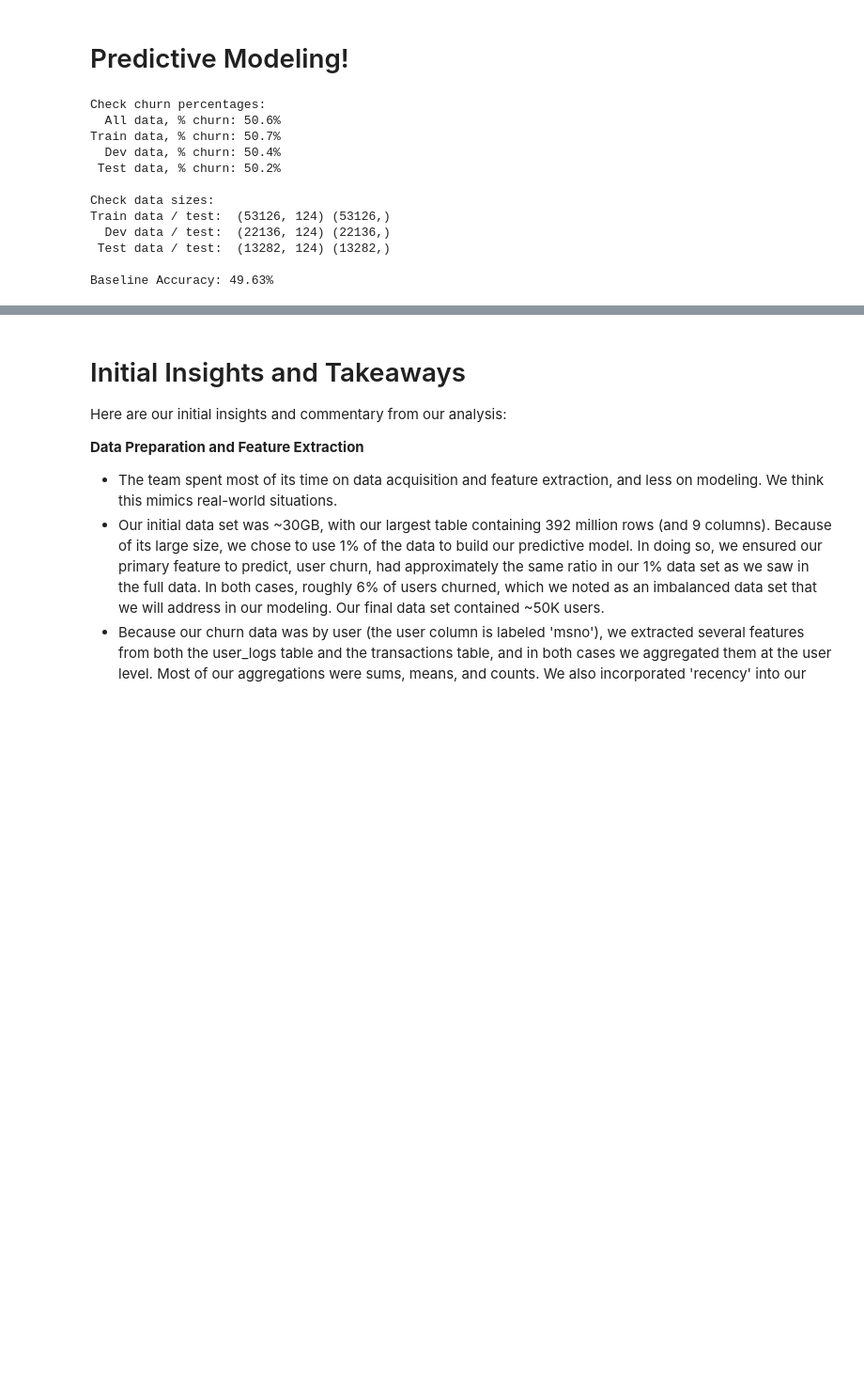
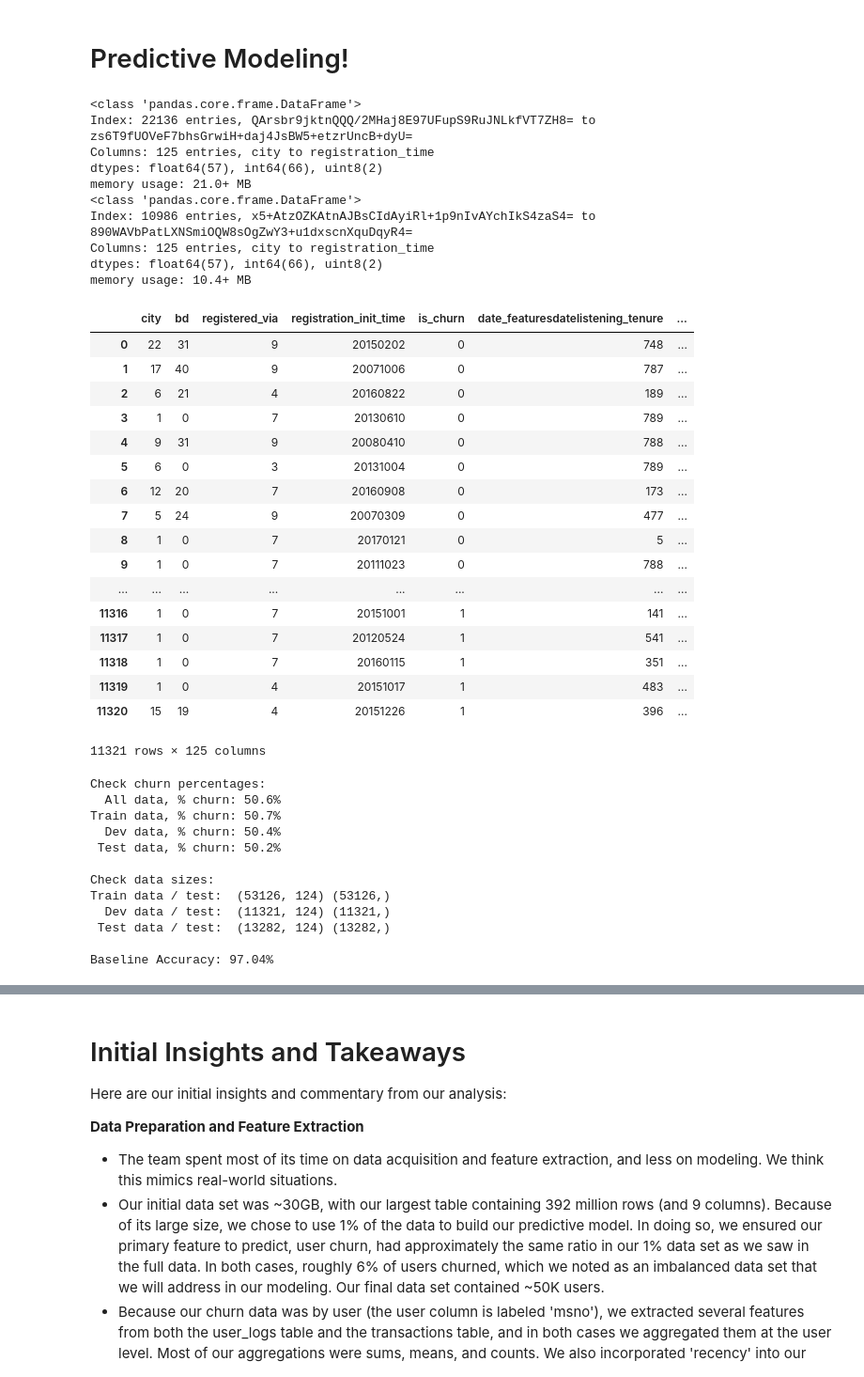
Before and after one commit to ajolson89/W207Fall2018Final, a Jupyter notebook: W207_FinalProj_02MLModels_BaselineSub_KennedyKhannaOlson.ipynb, the cells around one changed output, grey strips where cells are left out. Shown at 94% size. Saved outputs shown, nothing was run; the diff lists cells and outputs as text; code cells hidden in the pictures; blank space fills up the shorter version.

```diff
--- a/W207_FinalProj_02MLModels_BaselineSub_KennedyKhannaOlson.ipynb
+++ b/W207_FinalProj_02MLModels_BaselineSub_KennedyKhannaOlson.ipynb
@@ -178,6 +178,41 @@ plt.show
 This statistic shows that there is a high level of churn recently for users who are using a trial subscription, or who a very short duration subscription. From a business perspective this is concerning, because it means that a very high level of churn is occuring, and the problem needs to be solved to reduce churn levels back. The sharp spike may have been when the company started offering 30 days subscriptions or some other factor that has caused increased churn for customers with less than 30 day subscriptionps.
 # %% [markdown]
 # Predictive Modeling!
+# %%
+dev.info()
+dev[dev.is_churn==0].info()
+dev_sub
+dev2
+########### YOU LEFT OFF HERE, JUST HAVING FIGURED OUT HOW TO GET DEV2 INTO A FRAME ###########
+# %% [output]
+<class 'pandas.core.frame.DataFrame'>
+Index: 22136 entries, QArsbr9jktnQQQ/2MHaj8E97UFupS9RuJNLkfVT7ZH8= to zs6T9fUOVeF7bhsGrwiH+daj4JsBW5+etzrUncB+dyU=
+Columns: 125 entries, city to registration_time
+dtypes: float64(57), int64(66), uint8(2)
+memory usage: 21.0+ MB
+<class 'pandas.core.frame.DataFrame'>
+Index: 10986 entries, x5+AtzOZKAtnAJBsCIdAyiRl+1p9nIvAYchIkS4zaS4= to 890WAVbPatLXNSmiOQW8sOgZwY3+u1dxscnXquDqyR4=
+Columns: 125 entries, city to registration_time
+dtypes: float64(57), int64(66), uint8(2)
+memory usage: 10.4+ MB
+|  | city | bd | registered_via | registration_init_time | is_churn | date_featuresdatelistening_tenure | ... |
+| 0 | 22 | 31 | 9 | 20150202 | 0 | 748 | ... |
+| 1 | 17 | 40 | 9 | 20071006 | 0 | 787 | ... |
+| 2 | 6 | 21 | 4 | 20160822 | 0 | 189 | ... |
+| 3 | 1 | 0 | 7 | 20130610 | 0 | 789 | ... |
+| 4 | 9 | 31 | 9 | 20080410 | 0 | 788 | ... |
+| 5 | 6 | 0 | 3 | 20131004 | 0 | 789 | ... |
+| 6 | 12 | 20 | 7 | 20160908 | 0 | 173 | ... |
+| 7 | 5 | 24 | 9 | 20070309 | 0 | 477 | ... |
+| 8 | 1 | 0 | 7 | 20170121 | 0 | 5 | ... |
+| 9 | 1 | 0 | 7 | 20111023 | 0 | 788 | ... |
+| ... | ... | ... | ... | ... | ... | ... | ... |
+| 11316 | 1 | 0 | 7 | 20151001 | 1 | 141 | ... |
+| 11317 | 1 | 0 | 7 | 20120524 | 1 | 541 | ... |
+| 11318 | 1 | 0 | 7 | 20160115 | 1 | 351 | ... |
+| 11319 | 1 | 0 | 4 | 20151017 | 1 | 483 | ... |
+| 11320 | 15 | 19 | 4 | 20151226 | 1 | 396 | ... |
+11321 rows × 125 columns
 # %%
 #Split data into a) train, dev, & test, b) data & labels
 
@@ -194,6 +229,12 @@ print('Train data, % churn: {:.1%}'.format(train['is_churn'].sum() / train['is_c
 print('  Dev data, % churn: {:.1%}'.format(dev['is_churn'].sum() / dev['is_churn'].count()))
 print(' Test data, % churn: {:.1%}'.format(test['is_churn'].sum() / test['is_churn'].count()))
 
+#Reduce dev set to 6% churn
+
+#Select x rows is_churn == 1; append to all rows where is_churn == 0
+dummy, dev_sub = train_test_split(dev[dev.is_churn==1], test_size=0.03)
+dev = pd.concat([dev[dev.is_churn==0], dev_sub], ignore_index=True)
+
 #Split data / labels
 train_labels = train['is_churn']
 train_data = train.drop('is_churn', axis=1)
@@ -218,10 +259,10 @@ Train data, % churn: 50.7%
 
 Check data sizes:
 Train data / test:  (53126, 124) (53126,)
-  Dev data / test:  (22136, 124) (22136,)
+  Dev data / test:  (11321, 124) (11321,)
  Test data / test:  (13282, 124) (13282,)
 
-Baseline Accuracy: 49.63%
+Baseline Accuracy: 97.04%
 # %%
 #let's look at our data
 dev_data.describe()
```
Also changed, not shown: parts of 19 cells of this notebook.
